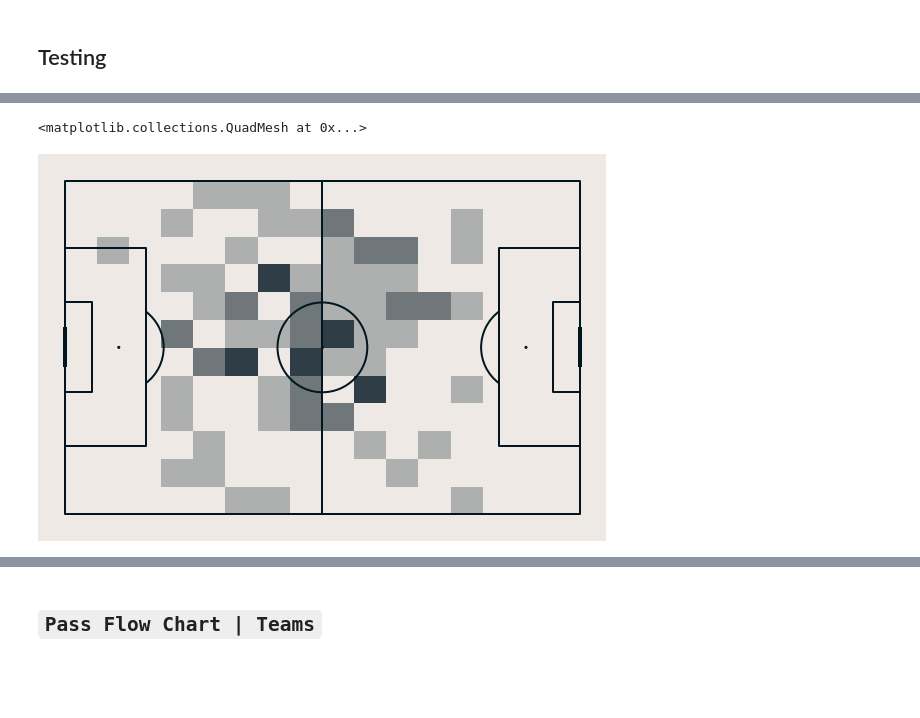
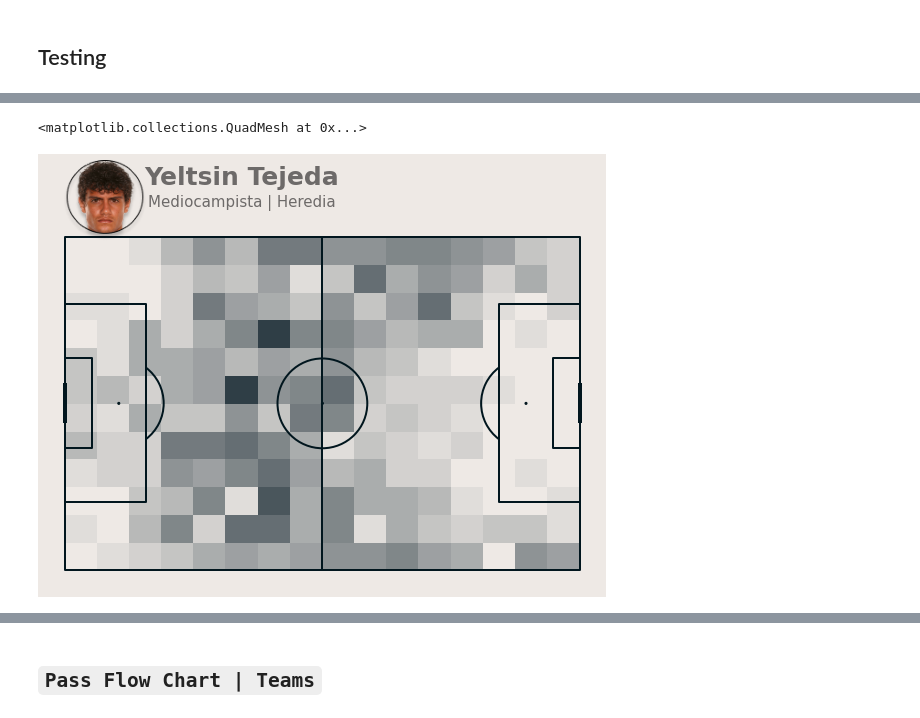
Before and after one commit to adlihs/instatXML, a Jupyter notebook: Instat_|_Pass_Map_dataframe.ipynb, the cells around one changed output, grey strips where cells are left out. Drawn from its saved outputs; the diff is of its cells as text; code cells hidden in the pictures; blank space fills up the shorter version.

```diff
--- a/Instat_|_Pass_Map_dataframe.ipynb
+++ b/Instat_|_Pass_Map_dataframe.ipynb
@@ -996,23 +1486,42 @@ array(['Yeltsin Tejeda', 'Ariel Roman Soto',
 # %%
 from mplsoccer import Pitch
 import numpy as np
 #temp_pass_data = main_df.query("Acciones == 'Tiros'")
-temp_pass_data = pass_flow_df.query("jugador == 'Roan Roberto Wilson Gordon' ")
+temp_pass_data = pass_flow_df.query("Equipos == 'Herediano' ")
 pitch = Pitch(pitch_type='custom',
                 pitch_length=105,
                 pitch_width=68,
                 pitch_color='#eee9e5',
                 line_zorder=2,
                 line_color='#01161E')
 fig, ax = pitch.draw(figsize=(8, 14))
 fig.set_facecolor("#eee9e5")
 bins = (16, 12)
+player_face = player_images('Herediano','Yeltsin Tejeda')
 x = pd.to_numeric(temp_pass_data['pos_x'])
 y = pd.to_numeric(temp_pass_data['pos_y'])
 stats = pitch.bin_statistic(x, y,bins=bins)
 pearl_earring_cmap = LinearSegmentedColormap.from_list("Pearl Earring - 10 colors",
                                                        ['#eee9e5', '#2f3e46'], N=100)
+
+ax.text(36, 80,'Yeltsin Tejeda',
+              size=25,
+              #fontproperties = fontprop,
+              #fontname = 'Oswald',
+              fontweight = 'bold',
+              ha='center', va='center', color='#6d6a69')
+ax.text(36, 75,'Mediocampista | Heredia',
+              size=15,
+              #fontproperties = fontprop,
+              #fontname = 'Oswald',
+              #fontweight = 'bold',
+              ha='center', va='center', color='#6d6a69')
+
+add_image(player_face, fig,
+                        left=0.0491,
+                        bottom=0.661,
+                        height=0.08)
 pitch.heatmap(stats, cmap=pearl_earring_cmap, ax=ax)
 # %% [output]
 <matplotlib.collections.QuadMesh at 0x...>
-[figure, old version]
+[figure, new version]
```
Also changed, not shown: parts of 9 cells of this notebook.
